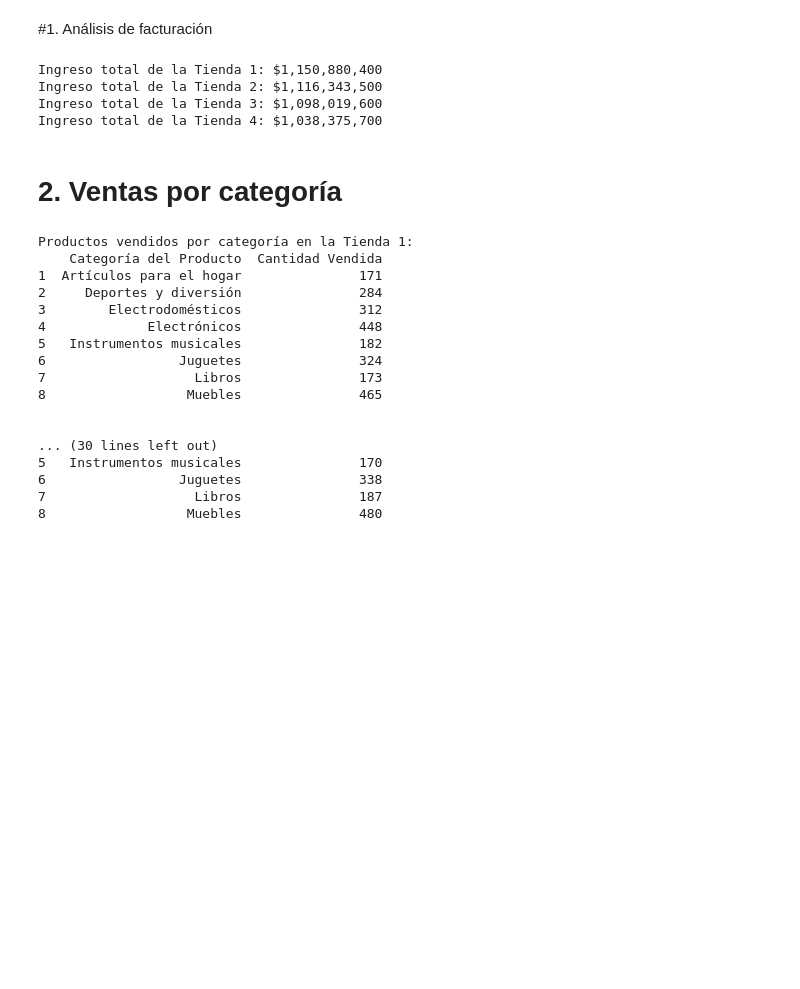
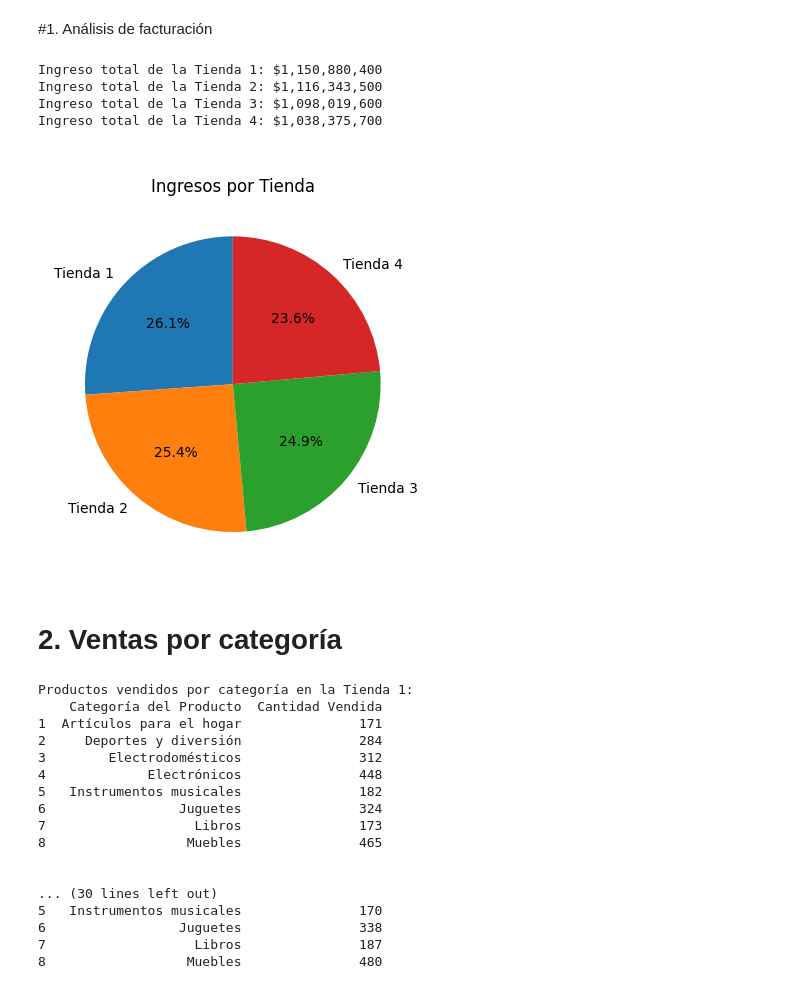
Before and after one commit to J-R1v3r/python-data-science, a Jupyter notebook: AluraStoreLatam.ipynb, the cells around one changed output. Cells and saved outputs as stored; diff of their text form; code cells hidden in the pictures; blank space fills up the shorter version.

```diff
--- a/AluraStoreLatam.ipynb
+++ b/AluraStoreLatam.ipynb
@@ -28,19 +28,27 @@ tienda.head()
 # %%
 import matplotlib.pyplot as plt
 # %%
-# Ingreso total de cada tienda.
+'''Ingreso total de cada tienda.'''
 
+# Diccionario de tiendas
 tiendas = {'Tienda 1': tienda, 'Tienda 2': tienda2, 'Tienda 3': tienda3, 'Tienda 4': tienda4}
 
+# Bucle 'for' que recorre la columna 'precio' y retorna su suma para cada tienda
 for nombre, datos in tiendas.items():
   ingreso_total = datos['Precio'].sum()
   print(f"Ingreso total de la {nombre}: ${ingreso_total:,.0f}")
 valores = [datos['Precio'].sum() for datos in tiendas.values()]
+
+# Gŕafico de Torta
+plt.pie(valores, labels=tiendas.keys(), autopct='%.1f%%', startangle=90)
+plt.title('\nIngresos por Tienda')
+plt.show()
 # %% [output]
 Ingreso total de la Tienda 1: $1,150,880,400
 Ingreso total de la Tienda 2: $1,116,343,500
 Ingreso total de la Tienda 3: $1,098,019,600
 Ingreso total de la Tienda 4: $1,038,375,700
+[figure, added]
 # %% [markdown]
 # 2. Ventas por categoría
 # %%
```
Also changed, not shown: parts of 4 cells of this notebook.
